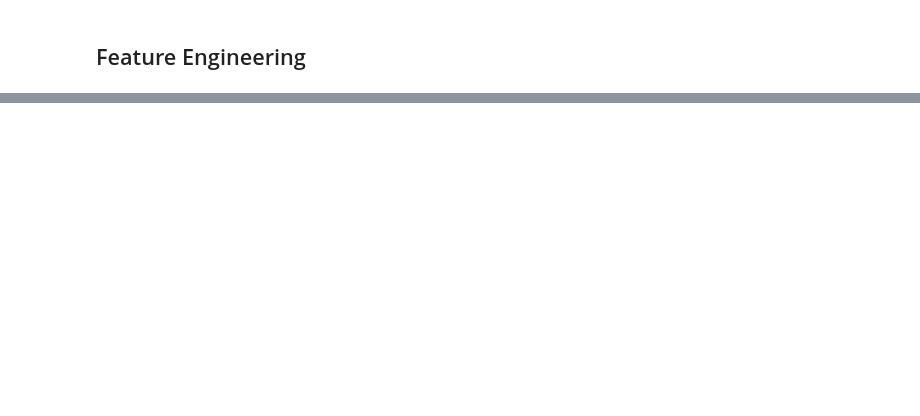
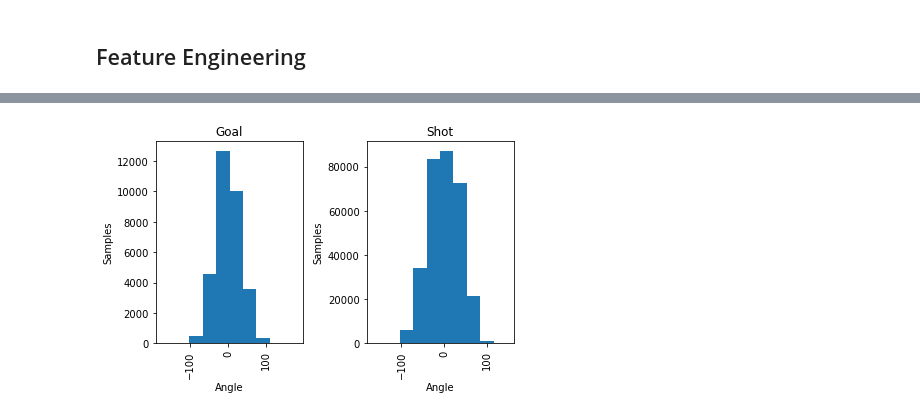
Before and after one commit to M0rph3e/ift6758-project-main, a Jupyter notebook: notebooks/fengineering1.ipynb, the cells around one changed output, grey strips where cells are left out. Drawn from its saved outputs; the diff is of its cells as text; code cells hidden in the pictures; blank space fills up the shorter version.

```diff
--- a/notebooks/fengineering1.ipynb
+++ b/notebooks/fengineering1.ipynb
@@ -103,0 +90,8 @@ array([<AxesSubplot:title={'center':'0'}>,
+# %%
+ax = df_features_y.hist(column='angleNet', by='result.event')
+for x in ax:
+    x.set_xlabel('Angle')
+    x.set_ylabel('Samples')
+plt.tight_layout()
+# %% [output]
+[figure, added]
```
Also changed, not shown: parts of 17 cells of this notebook, 1 other file.
